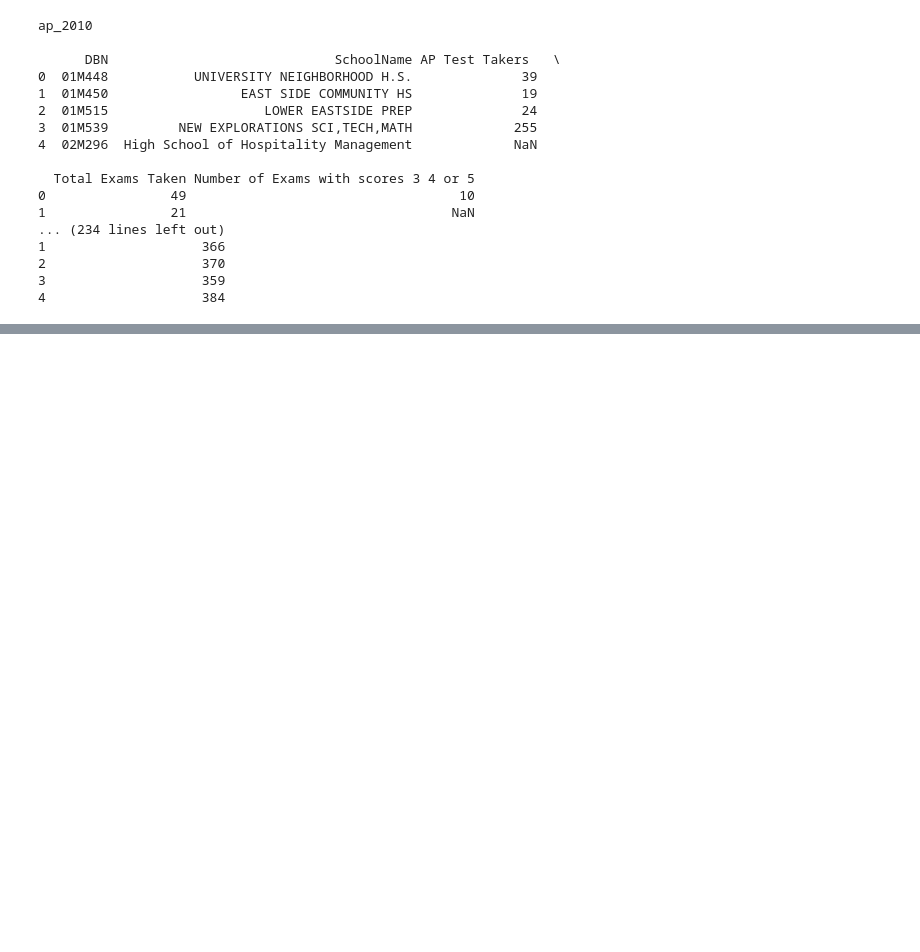
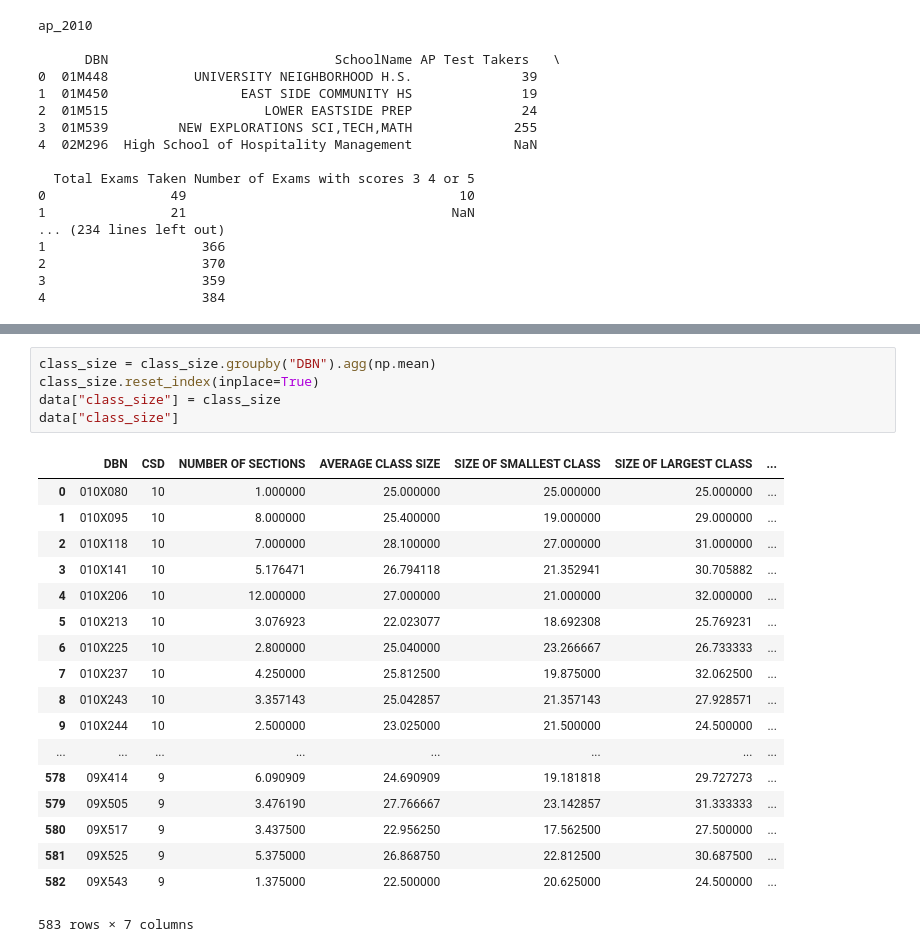
Before and after one commit to imranchowdhuryiut/Analyzing-NYC-High-School-Data, a Jupyter notebook: Analyzing NYC High School Data.ipynb, the cells around one changed output, grey strips where cells are left out. Cells and saved outputs as stored; diff of their text form; blank space fills up the shorter version.

```diff
--- a/Analyzing NYC High School Data.ipynb
+++ b/Analyzing NYC High School Data.ipynb
@@ -33,0 +125,24 @@ ap_2010
+# %%
+class_size = class_size.groupby("DBN").agg(np.mean)
+class_size.reset_index(inplace=True)
+data["class_size"] = class_size
+data["class_size"]
+# %% [output]
+|  | DBN | CSD | NUMBER OF SECTIONS | AVERAGE CLASS SIZE | SIZE OF SMALLEST CLASS | SIZE OF LARGEST CLASS | ... |
+| 0 | 010X080 | 10 | 1.000000 | 25.000000 | 25.000000 | 25.000000 | ... |
+| 1 | 010X095 | 10 | 8.000000 | 25.400000 | 19.000000 | 29.000000 | ... |
+| 2 | 010X118 | 10 | 7.000000 | 28.100000 | 27.000000 | 31.000000 | ... |
+| 3 | 010X141 | 10 | 5.176471 | 26.794118 | 21.352941 | 30.705882 | ... |
+| 4 | 010X206 | 10 | 12.000000 | 27.000000 | 21.000000 | 32.000000 | ... |
+| 5 | 010X213 | 10 | 3.076923 | 22.023077 | 18.692308 | 25.769231 | ... |
+| 6 | 010X225 | 10 | 2.800000 | 25.040000 | 23.266667 | 26.733333 | ... |
+| 7 | 010X237 | 10 | 4.250000 | 25.812500 | 19.875000 | 32.062500 | ... |
+| 8 | 010X243 | 10 | 3.357143 | 25.042857 | 21.357143 | 27.928571 | ... |
+| 9 | 010X244 | 10 | 2.500000 | 23.025000 | 21.500000 | 24.500000 | ... |
+| ... | ... | ... | ... | ... | ... | ... | ... |
+| 578 | 09X414 | 9 | 6.090909 | 24.690909 | 19.181818 | 29.727273 | ... |
+| 579 | 09X505 | 9 | 3.476190 | 27.766667 | 23.142857 | 31.333333 | ... |
+| 580 | 09X517 | 9 | 3.437500 | 22.956250 | 17.562500 | 27.500000 | ... |
+| 581 | 09X525 | 9 | 5.375000 | 26.868750 | 22.812500 | 30.687500 | ... |
+| 582 | 09X543 | 9 | 1.375000 | 22.500000 | 20.625000 | 24.500000 | ... |
+583 rows × 7 columns
```
Also changed, not shown: parts of 8 cells of this notebook, 2 other files.
